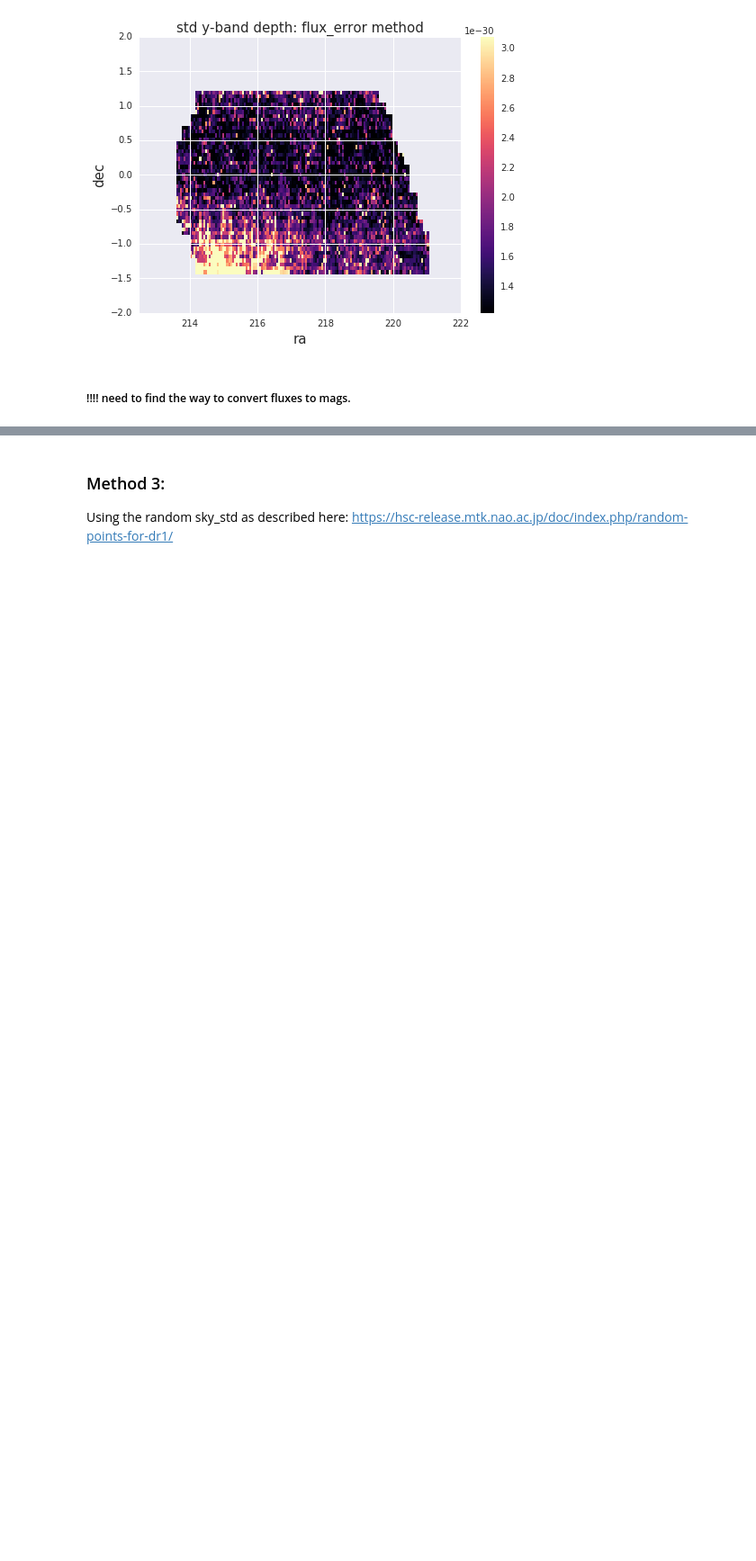
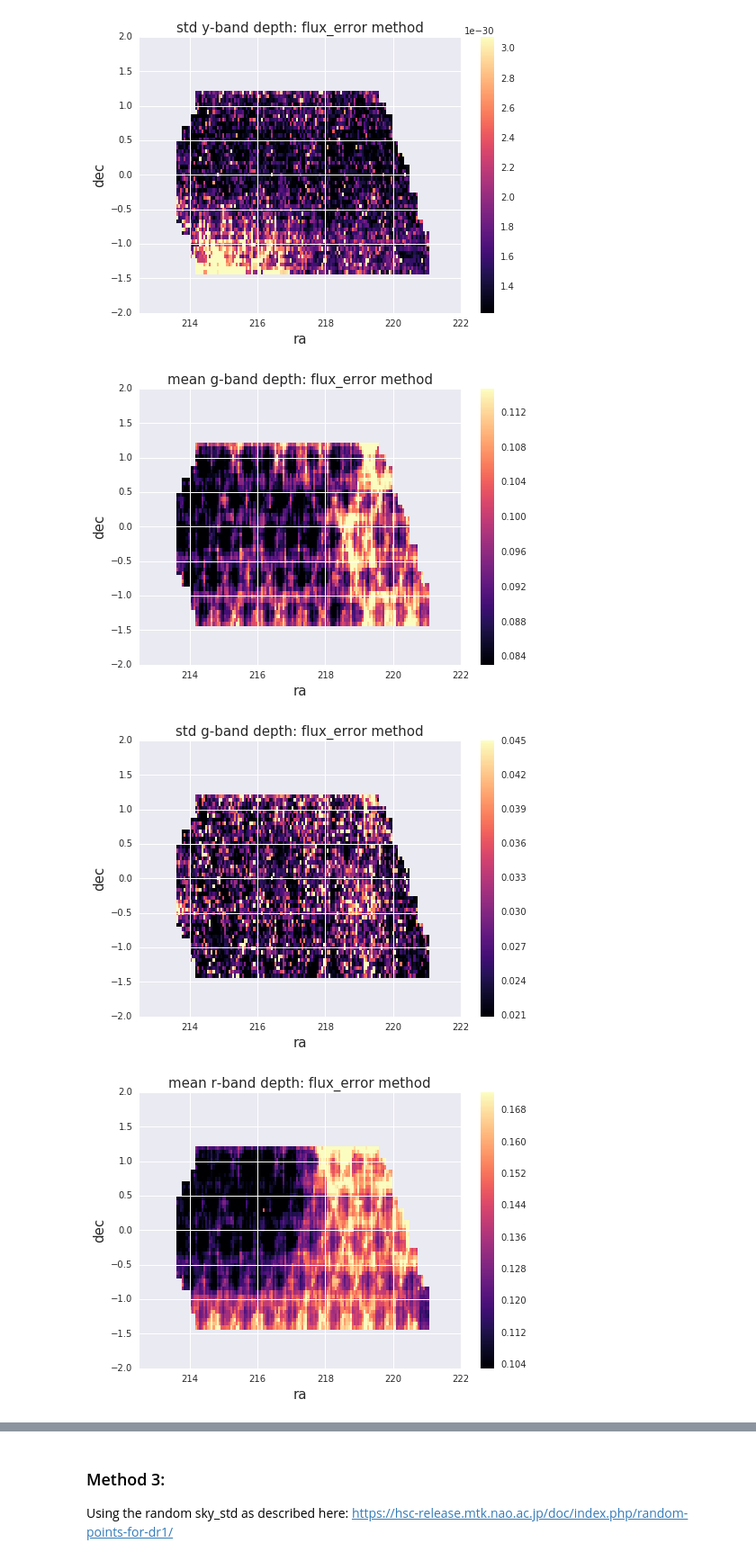
Before and after one commit to LSSTDESC/DEHSC_LSS, a Jupyter notebook: HSC_5sigma-depth.ipynb, the cells around one changed output, grey strips where cells are left out. Shown at 90% size. Cells and saved outputs as stored; diff of their text form; code cells hidden in the pictures; blank space fills up the shorter version.

Commit message:
Updated notebook to change fluxes to mags. Saved maps using flatmaps.

```diff
--- a/HSC_5sigma-depth.ipynb
+++ b/HSC_5sigma-depth.ipynb
@@ -139,21 +137,25 @@ def depth_map_snr_nonHP(ra,dec,mags,snr, flatSkyGrid):
 # %%
 HSCField= 'GAMA15H_forced'
 bands= ['g', 'r', 'i', 'z', 'y']
+# %%
+depthMap, depthMap_var= {}, {}
 # %%
 # create the 5sigma depth maps for each filter, using cmodel mags. plot skymaps + cartview.
-depthMap1, depthMap1_var= {}, {}
+methodTag= 'Javis'
+depthMap[methodTag], depthMap_var[methodTag]= {}, {}
+
 for band in bands:
     key= '%scmodel'%band
-    depthMap1[band], depthMap1_var[band]= depth_map_snr_nonHP(ra= HSCdata[HSCField]['ra'],
-                                                              dec= HSCdata[HSCField]['dec'],
-                                                              mags= HSCdata[HSCField]['%s_mag'%key],
-                                                              snr= HSCdata[HSCField]['%s-SNR'%key],
-                                                              flatSkyGrid= flatSkyGrid)
+    out= depth_map_snr_nonHP(ra= HSCdata[HSCField]['ra'], dec= HSCdata[HSCField]['dec'],
+                             mags= HSCdata[HSCField]['%s_mag'%key],
+                             snr= HSCdata[HSCField]['%s-SNR'%key],
+                             flatSkyGrid= flatSkyGrid)
+    depthMap[methodTag][band], depthMap_var[methodTag][band]= out
 # %%
 for band in bands:
-    flatSkyGrid.view_map(depthMap1[band], posColorbar= True, title= "mean %s-band depth: Javi's method"%band,
+    flatSkyGrid.view_map(depthMap[methodTag][band], posColorbar= True, title= "mean %s-band depth: Javi's method"%band,
                          xlabel='ra', ylabel='dec')
-    flatSkyGrid.view_map(depthMap1_var[band], posColorbar= True, title= "std %s-band depth: Javi's method"%band,
+    flatSkyGrid.view_map(depthMap_var[methodTag][band], posColorbar= True, title= "std %s-band depth: Javi's method"%band,
                          xlabel='ra', ylabel='dec')
 # %% [output]
 [figure]
@@ -170,14 +172,18 @@ for band in bands:
 ### Method 2:
 Bin 5*flux_error for all galaxies in each pixel.
 # %%
-depthMap2, depthMap2_var= {}, {}
+methodTag= 'FluxErr'
+depthMap[methodTag], depthMap_var[methodTag]= {}, {}
+
 HSCDataKey= 'GAMA15H_forced'
+
 for band in bands:
+
     out= createMeanStdMaps(ra= HSCdata[HSCDataKey]['ra'], dec= HSCdata[HSCDataKey]['dec'],
                            quantity= 5.*HSCdata[HSCDataKey]['%scmodel_flux_err'%band],
                            flatSkyGrid= flatSkyGrid,
                            plotMaps= True, quantityName= '%s-band depth: flux_error method'%band)
-    depthMap2[band], depthMap2_var[band]= out
+    depthMap[methodTag][band], dontcare= out
 # %% [output]
 [figure]
 [figure]
@@ -189,5 +195,16 @@ for band in bands:
 [figure]
 [figure]
 [figure]
-# %% [markdown]
-##### !!!! need to find the way to convert fluxes to mags.
+# %%
+for band in bands:
+    quantity= 10.**(23+6)*5.*HSCdata[HSCDataKey]['%scmodel_flux_err'%band]
+    quanity= -2.5*np.log10(quantity)+23.9
+    out= createMeanStdMaps(ra= HSCdata[HSCDataKey]['ra'], dec= HSCdata[HSCDataKey]['dec'],
+                           quantity= quantity, #5.*HSCdata[HSCDataKey]['%scmodel_flux_err'%band],
+                           flatSkyGrid= flatSkyGrid,
+                           plotMaps= True, quantityName= '%s-band depth: flux_error method'%band)
+    dontcare, depthMap_var[methodTag][band]= out
+# %% [output]
+[figure, added]
+[figure, added]
+[figure, added]
```
Also changed, not shown: parts of 8 cells of this notebook, 30 other files.
